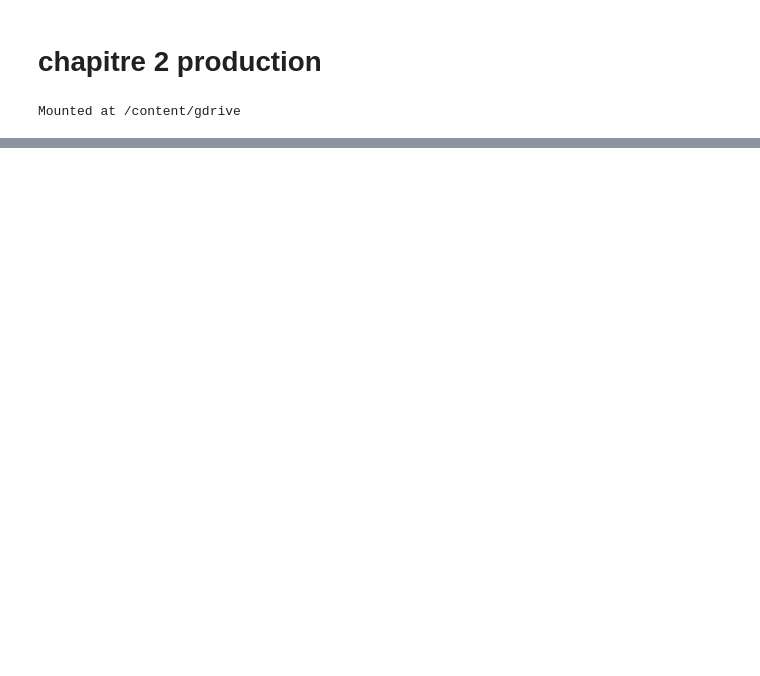
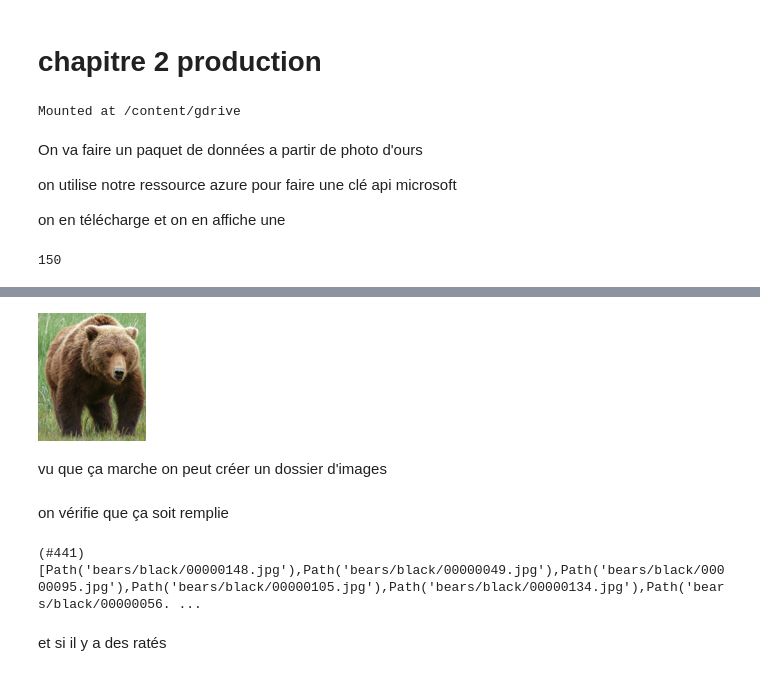
Before and after one commit to ArmandBroutinDev/cours-deeplearning, a Jupyter notebook: exoprod.ipynb, the cells around one changed output, grey strips where cells are left out. Saved outputs shown, nothing was run; the diff lists cells and outputs as text; code cells hidden in the pictures; blank space fills up the shorter version.

Commit message:
essais azure

```diff
--- a/exoprod.ipynb
+++ b/exoprod.ipynb
@@ -9,4 +9,10 @@ from fastbook import *
 from fastai.vision.widgets import *
 # %% [output]
 Mounted at /content/gdrive
+# %% [markdown]
+On va faire un paquet de données a partir de photo d'ours
+
+on utilise notre ressource azure pour faire une clé api microsoft
+
+on en télécharge et on en affiche une
 # %%
@@ -13,0 +20,14 @@ key = os.environ.get('AZURE_SEARCH_KEY', 'XXX')
+# %%
+results = search_images_bing(key, 'grizzly bear')
+ims = results.attrgot('contentUrl')
+len(ims)
+# %% [output]
+150
+# %%
+#hide
+ims = ['http://3.bp.blogspot.com/-S1scRCkI3vY/UHzV2kucsPI/AAAAAAAAA-k/YQ5UzHEm9Ss/s1600/Grizzly%2BBear%2BWildlife.jpg']
+dest = 'images/grizzly.jpg'
+download_url(ims[0], dest)
+im = Image.open(dest)
+im.to_thumb(128,128)
+# %% [output]
@@ -13,0 +35,3 @@ key = os.environ.get('AZURE_SEARCH_KEY', 'XXX')
+[figure, added]
+# %% [markdown]
+vu que ça marche on peut créer un dossier d'images
@@ -13,0 +48,9 @@ key = os.environ.get('AZURE_SEARCH_KEY', 'XXX')
+# %% [markdown]
+on vérifie que ça soit remplie
+# %%
+fns = get_image_files(path)
+fns
+# %% [output]
+(#441) [Path('bears/black/00000148.jpg'),Path('bears/black/00000049.jpg'),Path('bears/black/00000095.jpg'),Path('bears/black/00000105.jpg'),Path('bears/black/00000134.jpg'),Path('bears/black/00000056. ...
+# %% [markdown]
+et si il y a des ratés
```
Also changed, not shown: parts of 7 cells of this notebook.
